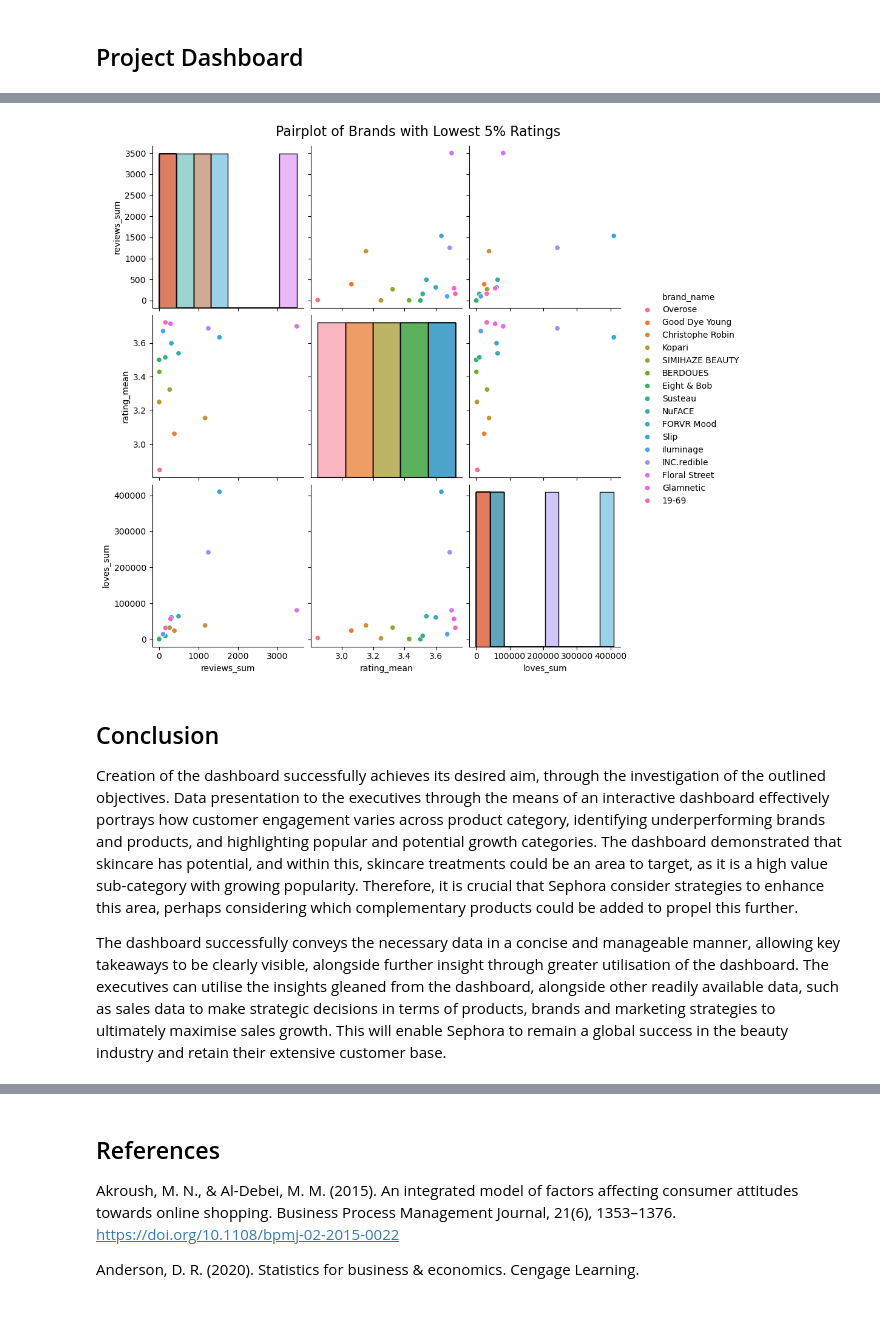
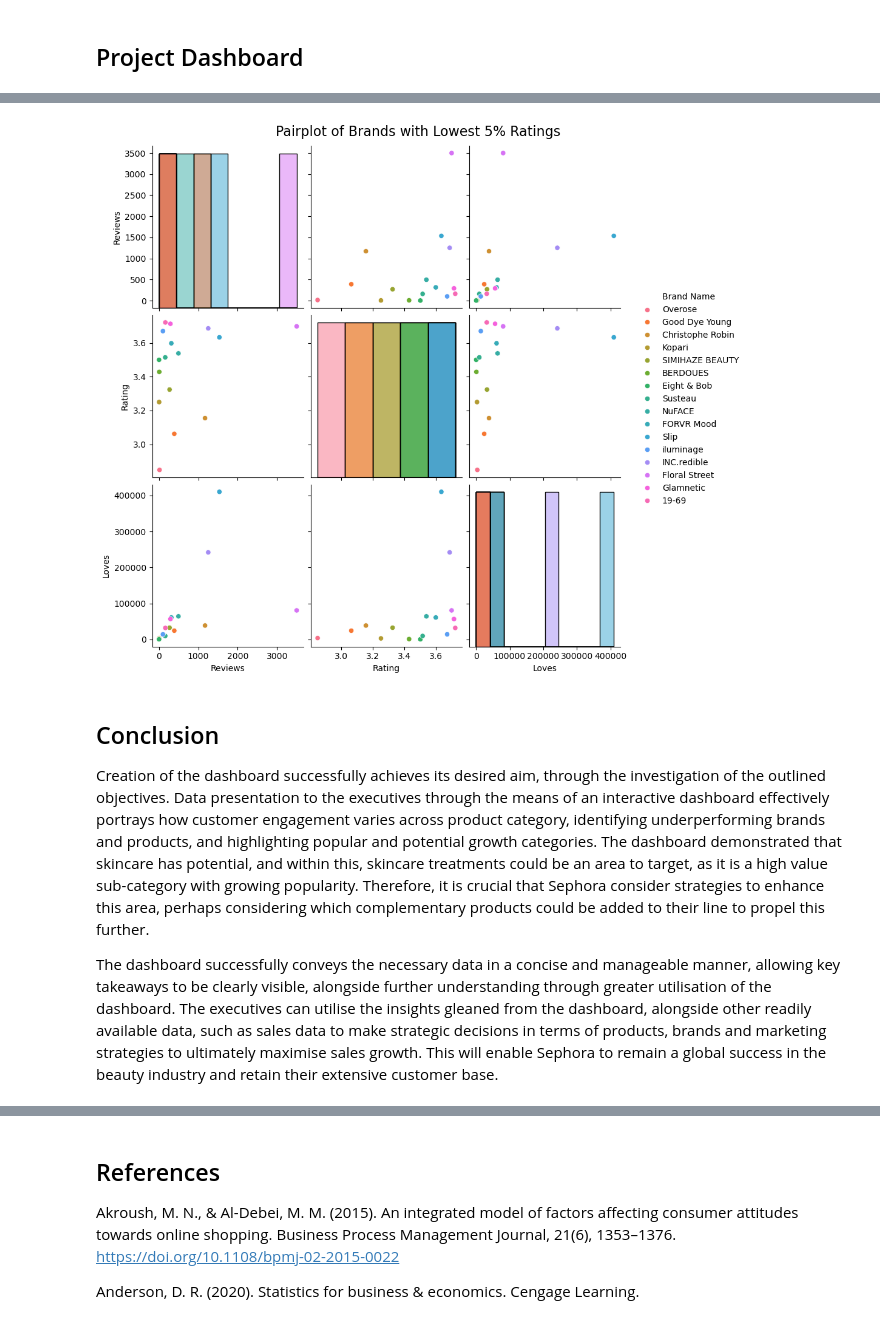
Before and after one commit to Jessiemace/Sephora-Customer-Engagement, a Jupyter notebook: Sephora customer engagement report.ipynb, the cells around one changed output, grey strips where cells are left out. Cells and saved outputs as stored; diff of their text form; code cells hidden in the pictures.

```diff
--- a/Sephora customer engagement report.ipynb
+++ b/Sephora customer engagement report.ipynb
@@ -356,46 +379,48 @@ The stacked bar chart was created based on the insight gained from the previous
 #histogram
 fig_histogram = px.histogram(sephora, x="rating", nbins=100)
 fig_histogram.update_traces(marker=dict(line=dict(width=1, color='black')))
 fig_histogram.update_layout(
     title="Distribution of Ratings",  # Title of the plot
     xaxis_title="Rating",            # Label for the x-axis
     yaxis_title="Count"              # Label for the y-axis
 )
 fig_histogram.show()
 
 #pairplot
 brand = sephora.groupby(["brand_name"]).agg(
-    reviews_sum=('reviews', 'sum'),
-    rating_mean=('rating', 'mean'),
-    loves_sum=('loves_count', 'sum')
+    Reviews=('reviews', 'sum'),
+    Rating=('rating', 'mean'),
+    Loves=('loves_count', 'sum')
 ).reset_index()
-brand_sorted = brand.sort_values(by='rating_mean')
+brand_sorted = brand.sort_values(by='Rating')
 lowest_brand = brand_sorted.iloc[: -int(brand_sorted.shape[0] * 0.95), :]
 
 pair_seph=sns.pairplot(data=lowest_brand, hue="brand_name", diag_kind="hist", height=3)
+pair_seph._legend.set_title("Brand Name")
 plt.suptitle("Pairplot of Brands with Lowest 5% Ratings", fontsize=16, y=1.02)
 plt.show()
 
 #stacked bar chart
 seph_sm = sephora[sephora['primary_category'].isin(['Makeup', 'Skincare'])]
 sm_data=seph_sm.groupby(["primary_category", "secondary_category"])[["loves_count","reviews"]].sum().reset_index()
 # Create the stacked bar plot
 fig_stacked = px.bar(sm_data, x="primary_category", y="reviews", color="secondary_category",
                      hover_data=['reviews'], barmode='stack')
 fig_stacked.update_layout(
-    title="Total Reviews by Primary and Secondary Category",
+    title="Sum of Reviews of Sub-categories Within Makeup and Skincare",
     xaxis_title="Primary Category",
-    yaxis_title="Total Reviews"
+    yaxis_title="Number of Reviews",
+    legend_title="Sub-category"
 )
 fig_stacked.show()
 # %% [output]
-[figure, old version]
+[figure, new version]
 # %% [markdown]
 ## Conclusion
 
-Creation of the dashboard successfully achieves its desired aim, through the investigation of the outlined objectives. Data presentation to the executives through the means of an interactive dashboard effectively portrays how customer engagement varies across product category, identifying underperforming brands and products, and highlighting popular and potential growth categories. The dashboard demonstrated that skincare has potential, and within this, skincare treatments could be an area to target, as it is a high value sub-category with growing popularity. Therefore, it is crucial that Sephora consider strategies to enhance this area, perhaps considering which complementary products could be added to propel this further.
+Creation of the dashboard successfully achieves its desired aim, through the investigation of the outlined objectives. Data presentation to the executives through the means of an interactive dashboard effectively portrays how customer engagement varies across product category, identifying underperforming brands and products, and highlighting popular and potential growth categories. The dashboard demonstrated that skincare has potential, and within this, skincare treatments could be an area to target, as it is a high value sub-category with growing popularity. Therefore, it is crucial that Sephora consider strategies to enhance this area, perhaps considering which complementary products could be added to their line to propel this further.
 
-The dashboard successfully conveys the necessary data in a concise and manageable manner, allowing key takeaways to be clearly visible, alongside further insight through greater utilisation of the dashboard. The executives can utilise the insights gleaned from the dashboard, alongside other readily available data, such as sales data to make strategic decisions in terms of products, brands and marketing strategies to ultimately maximise sales growth. This will enable Sephora to remain a global success in the beauty industry and retain their extensive customer base.
+The dashboard successfully conveys the necessary data in a concise and manageable manner, allowing key takeaways to be clearly visible, alongside further understanding through greater utilisation of the dashboard. The executives can utilise the insights gleaned from the dashboard, alongside other readily available data, such as sales data to make strategic decisions in terms of products, brands and marketing strategies to ultimately maximise sales growth. This will enable Sephora to remain a global success in the beauty industry and retain their extensive customer base.
 # %% [markdown]
 ## Reflective Evaluation
 
```
Also changed, not shown: parts of 10 cells of this notebook.
